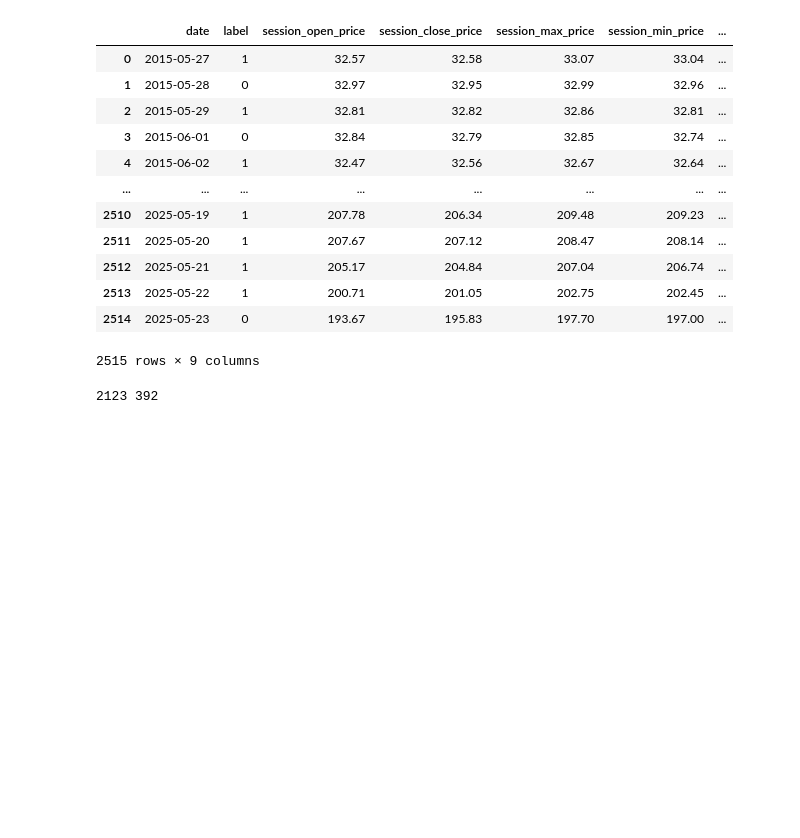
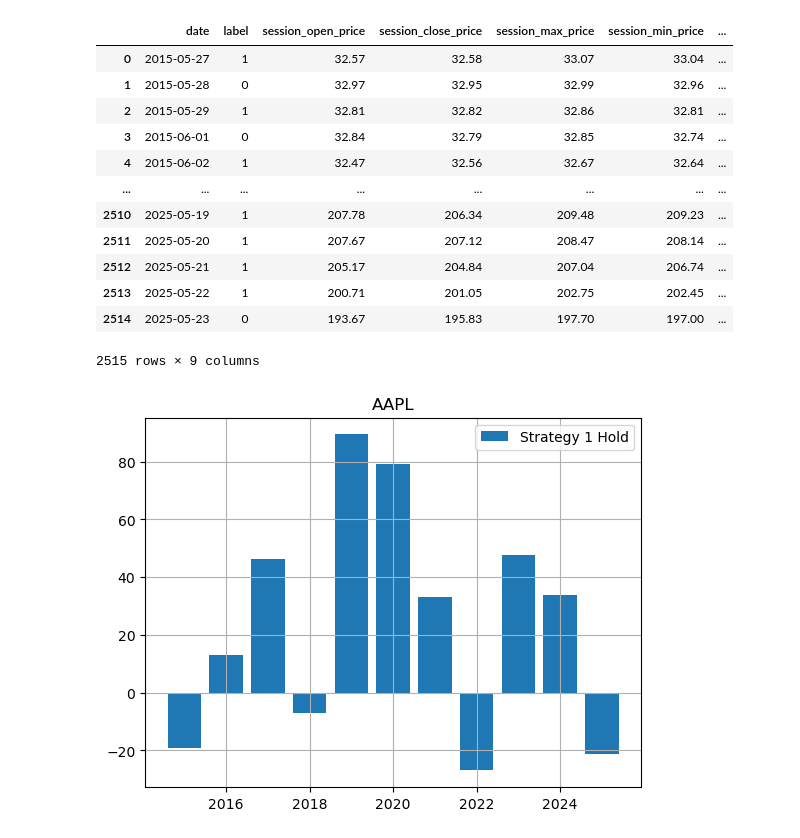
Before and after one commit to dawnquake/imperial_quant, a Jupyter notebook: dummy.ipynb, the cells around one changed output. Saved outputs shown, nothing was run; the diff lists cells and outputs as text; code cells hidden in the pictures; blank space fills up the shorter version.

Commit message:
adding benchmark for comparison

```diff
--- a/dummy.ipynb
+++ b/dummy.ipynb
@@ -269,10 +303,20 @@ display(newdf)
 | 2513 | 2025-05-22 | 1 | 200.71 | 201.05 | 202.75 | 202.45 | ... |
 | 2514 | 2025-05-23 | 0 | 193.67 | 195.83 | 197.70 | 197.00 | ... |
 2515 rows × 9 columns
-# %%
-print(len(newdf[newdf["label"] == 1]), len(newdf[newdf["label"] == 0]))
-# %% [output]
-2123 392
+# %%
+
+
+annual_returns_df, annual_returns_df_mean = volume_bars_benchmark(volume_bars, "AAPL")
+
+
+symbol = "AAPL"
+plt.bar(annual_returns_df["year"], annual_returns_df["return"], label="Strategy 1 Hold")
+plt.title(symbol)
+plt.grid()
+plt.legend()
+plt.show()
+# %% [output]
+[figure, added]
 # %%
 def create_sequences(data, features, target, seq_length):
     X, y = [], []
```
Also changed, not shown: parts of 3 cells of this notebook.
